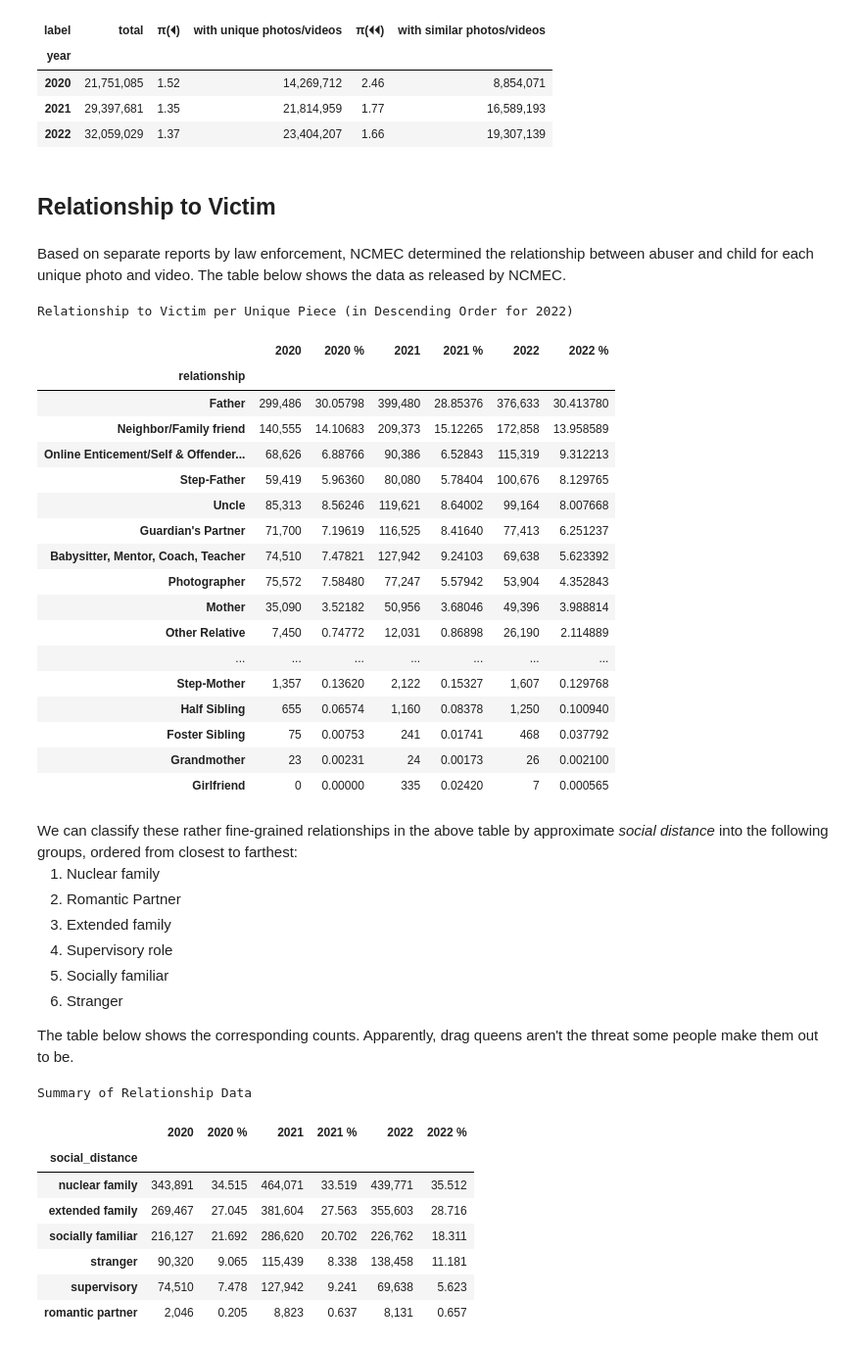
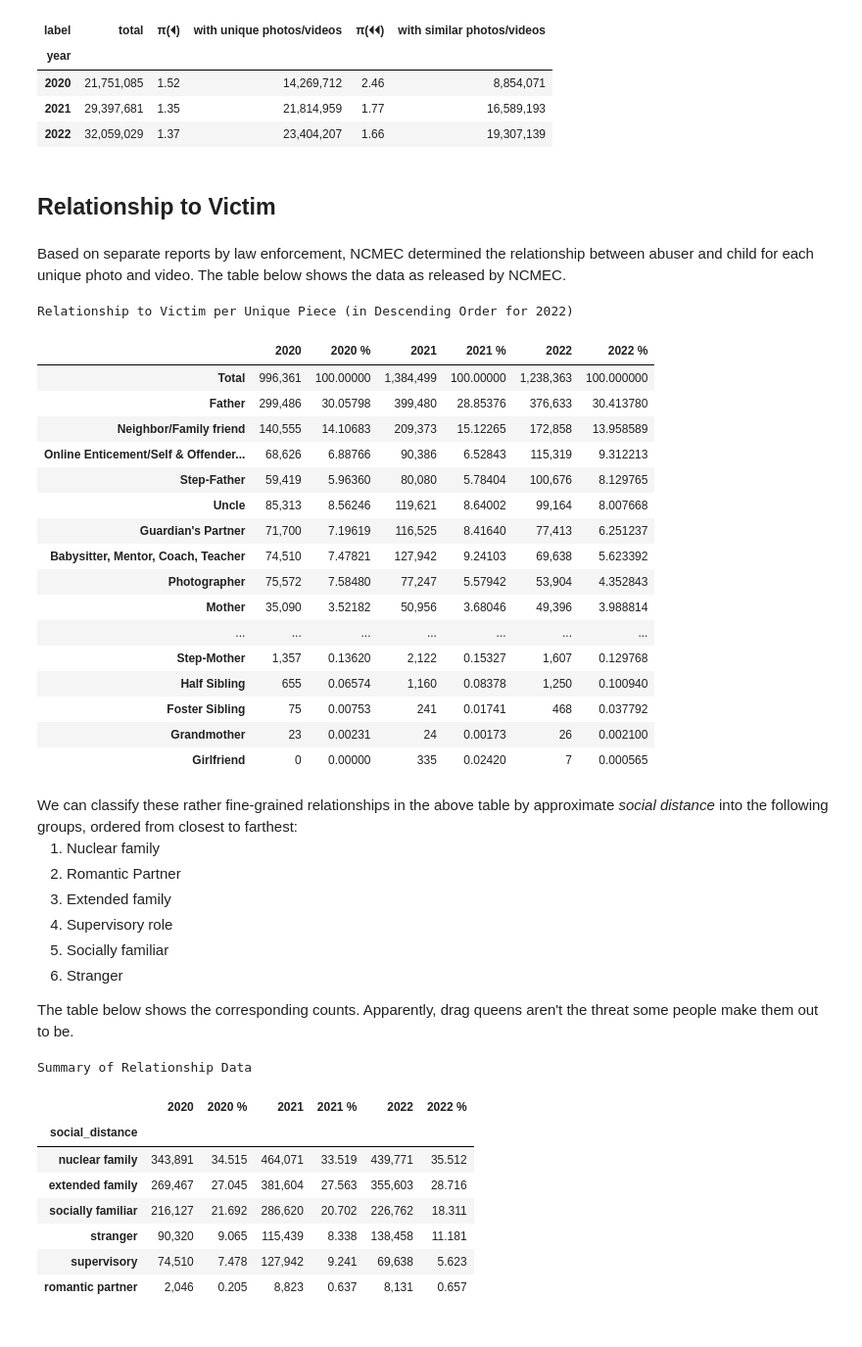
Before and after one commit to apparebit/diaphanous, a Jupyter notebook: analysis/reports.ipynb, the cells around one changed output. Shown at 98% size. Cells and saved outputs as stored; diff of their text form; code cells hidden in the pictures.

Commit message:
include total counts for relationship data

```diff
--- a/analysis/reports.ipynb
+++ b/analysis/reports.ipynb
@@ -251,8 +251,11 @@ rel = (
 )
 
 piece_totals = rel.sum()
-relationships = pd.DataFrame(index=rel.index)
+relationships = pd.DataFrame(index=[*rel.index.values, 'Total'])
+
 for year, entries in rel.items():
+    # Include total counts
+    entries.loc['Total'] = piece_totals[year]
     relationships[year] = entries
     relationships[f'{year} %'] = entries / piece_totals[year] * 100
 
@@ -302,34 +305,34 @@ show(
     by approximate <em>social distance</em> into the following groups, ordered
     from closest to farthest:
     """
     """
     <ol>
     <li>Nuclear family</li>
     <li>Romantic Partner</li>
     <li>Extended family</li>
     <li>Supervisory role</li>
     <li>Socially familiar</li>
     <li>Stranger</li>
     </ol>
     """
     """
     The table below shows the corresponding counts. Apparently, drag queens
     aren't the threat some people make them out to be.
     """
 )
 show(
     relationship_summary,
     caption='Summary of Relationship Data',
     highlight_columns=['2020 %', '2021 %', '2022 %'],
     highlight_rows='family',
     emit_latex=True,
 )
 # %% [output]
 Relationship to Victim
 Based on separate reports by law enforcement, NCMEC determined the relationship between abuser and child for each unique photo and video. The table below shows the data as released by NCMEC.
 Relationship to Victim per Unique Piece (in Descending Order for 2022)
 |  | 2020 | 2020 % | 2021 | 2021 % | 2022 | 2022 % |
-| relationship |  |  |  |  |  |  |
+| Total | 996,361 | 100.00000 | 1,384,499 | 100.00000 | 1,238,363 | 100.000000 |
 | Father | 299,486 | 30.05798 | 399,480 | 28.85376 | 376,633 | 30.413780 |
 | Neighbor/Family friend | 140,555 | 14.10683 | 209,373 | 15.12265 | 172,858 | 13.958589 |
 | Online Enticement/Self & Offender... | 68,626 | 6.88766 | 90,386 | 6.52843 | 115,319 | 9.312213 |
@@ -339,7 +342,6 @@ Relationship to Victim per Unique Piece (in Descending Order for 2022)
 | Babysitter, Mentor, Coach, Teacher | 74,510 | 7.47821 | 127,942 | 9.24103 | 69,638 | 5.623392 |
 | Photographer | 75,572 | 7.58480 | 77,247 | 5.57942 | 53,904 | 4.352843 |
 | Mother | 35,090 | 3.52182 | 50,956 | 3.68046 | 49,396 | 3.988814 |
-| Other Relative | 7,450 | 0.74772 | 12,031 | 0.86898 | 26,190 | 2.114889 |
 | ... | ... | ... | ... | ... | ... | ... |
 | Step-Mother | 1,357 | 0.13620 | 2,122 | 0.15327 | 1,607 | 0.129768 |
 | Half Sibling | 655 | 0.06574 | 1,160 | 0.08378 | 1,250 | 0.100940 |
```
